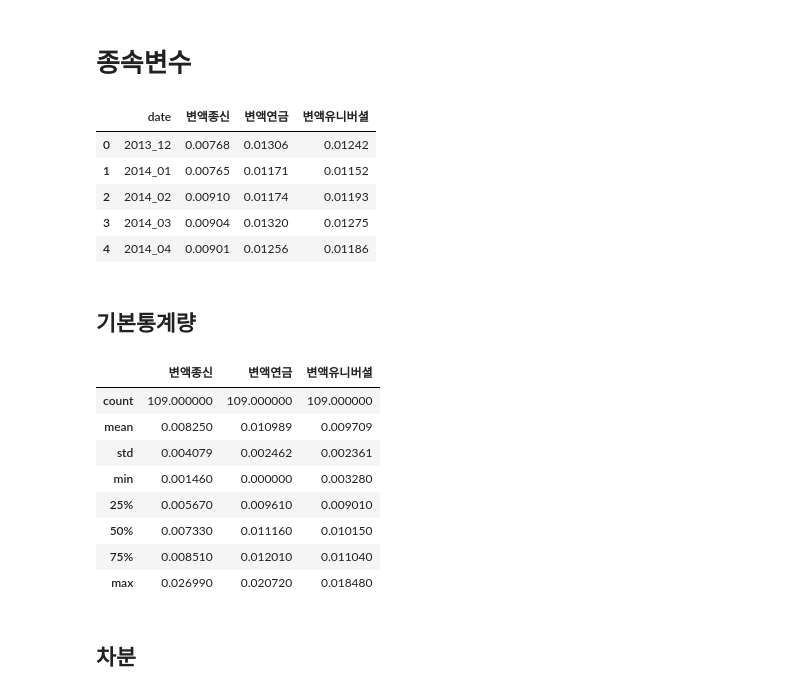
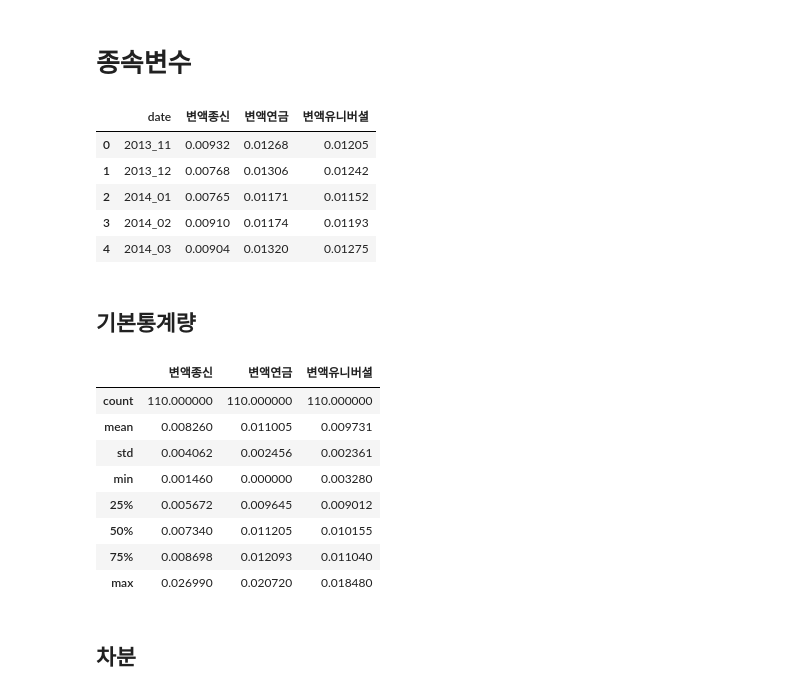
Before and after one commit to scw0310/SEED, a Jupyter notebook: ADF_fin.ipynb, the cells around one changed output. Cells and saved outputs as stored; diff of their text form; code cells hidden in the pictures.

```diff
--- a/ADF_fin.ipynb
+++ b/ADF_fin.ipynb
@@ -30,32 +30,32 @@ Drive already mounted at /content/drive; to attempt to forcibly remount, call dr
 # %% [markdown]
 # 종속변수
 # %%
-df = pd.read_csv('/content/drive/MyDrive/EWHA/SEED/2024-2/SEED_24_2_논문2조/insurance.csv').dropna()
+df = pd.read_csv('/content/drive/MyDrive/EWHA/SEED/2024-2/SEED_24_2_논문2조/종속변수_원본.csv').dropna()
 df.columns.values[0] = 'date'
 df_col = ['date', '변액종신', '변액연금', '변액유니버셜']
 df = df[df_col]
 
 df.head()
 # %% [output]
 |  | date | 변액종신 | 변액연금 | 변액유니버셜 |
-| 0 | 2013_12 | 0.00768 | 0.01306 | 0.01242 |
-| 1 | 2014_01 | 0.00765 | 0.01171 | 0.01152 |
-| 2 | 2014_02 | 0.00910 | 0.01174 | 0.01193 |
-| 3 | 2014_03 | 0.00904 | 0.01320 | 0.01275 |
-| 4 | 2014_04 | 0.00901 | 0.01256 | 0.01186 |
+| 0 | 2013_11 | 0.00932 | 0.01268 | 0.01205 |
+| 1 | 2013_12 | 0.00768 | 0.01306 | 0.01242 |
+| 2 | 2014_01 | 0.00765 | 0.01171 | 0.01152 |
+| 3 | 2014_02 | 0.00910 | 0.01174 | 0.01193 |
+| 4 | 2014_03 | 0.00904 | 0.01320 | 0.01275 |
 # %% [markdown]
 ## 기본통계량
 # %%
 df.describe()
 # %% [output]
 |  | 변액종신 | 변액연금 | 변액유니버셜 |
-| count | 109.000000 | 109.000000 | 109.000000 |
-| mean | 0.008250 | 0.010989 | 0.009709 |
-| std | 0.004079 | 0.002462 | 0.002361 |
+| count | 110.000000 | 110.000000 | 110.000000 |
+| mean | 0.008260 | 0.011005 | 0.009731 |
+| std | 0.004062 | 0.002456 | 0.002361 |
 | min | 0.001460 | 0.000000 | 0.003280 |
-| 25% | 0.005670 | 0.009610 | 0.009010 |
-| 50% | 0.007330 | 0.011160 | 0.010150 |
-| 75% | 0.008510 | 0.012010 | 0.011040 |
+| 25% | 0.005672 | 0.009645 | 0.009012 |
+| 50% | 0.007340 | 0.011205 | 0.010155 |
+| 75% | 0.008698 | 0.012093 | 0.011040 |
 | max | 0.026990 | 0.020720 | 0.018480 |
 # %% [markdown]
 ## 차분
```
Also changed, not shown: parts of 32 cells of this notebook.
